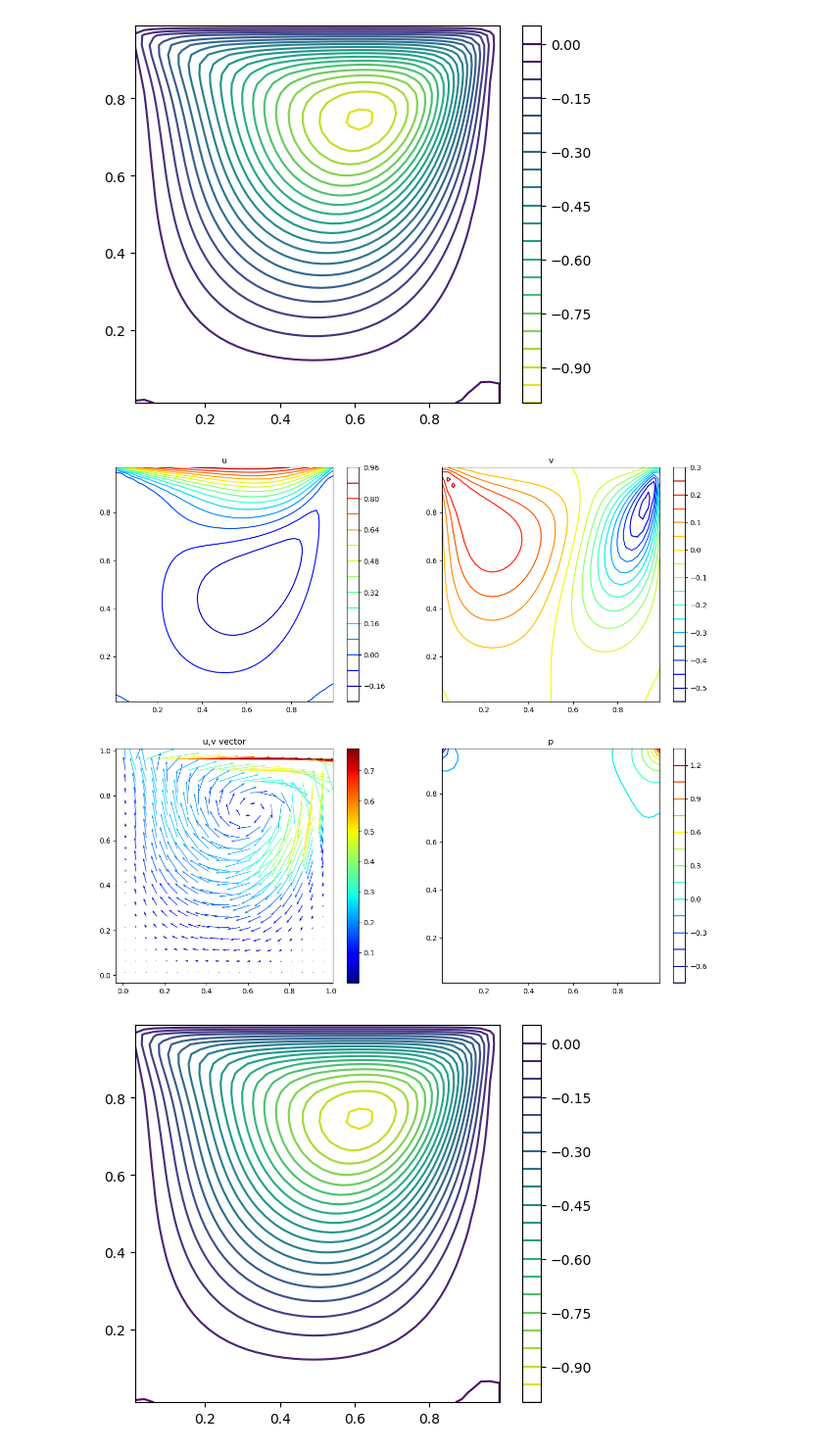
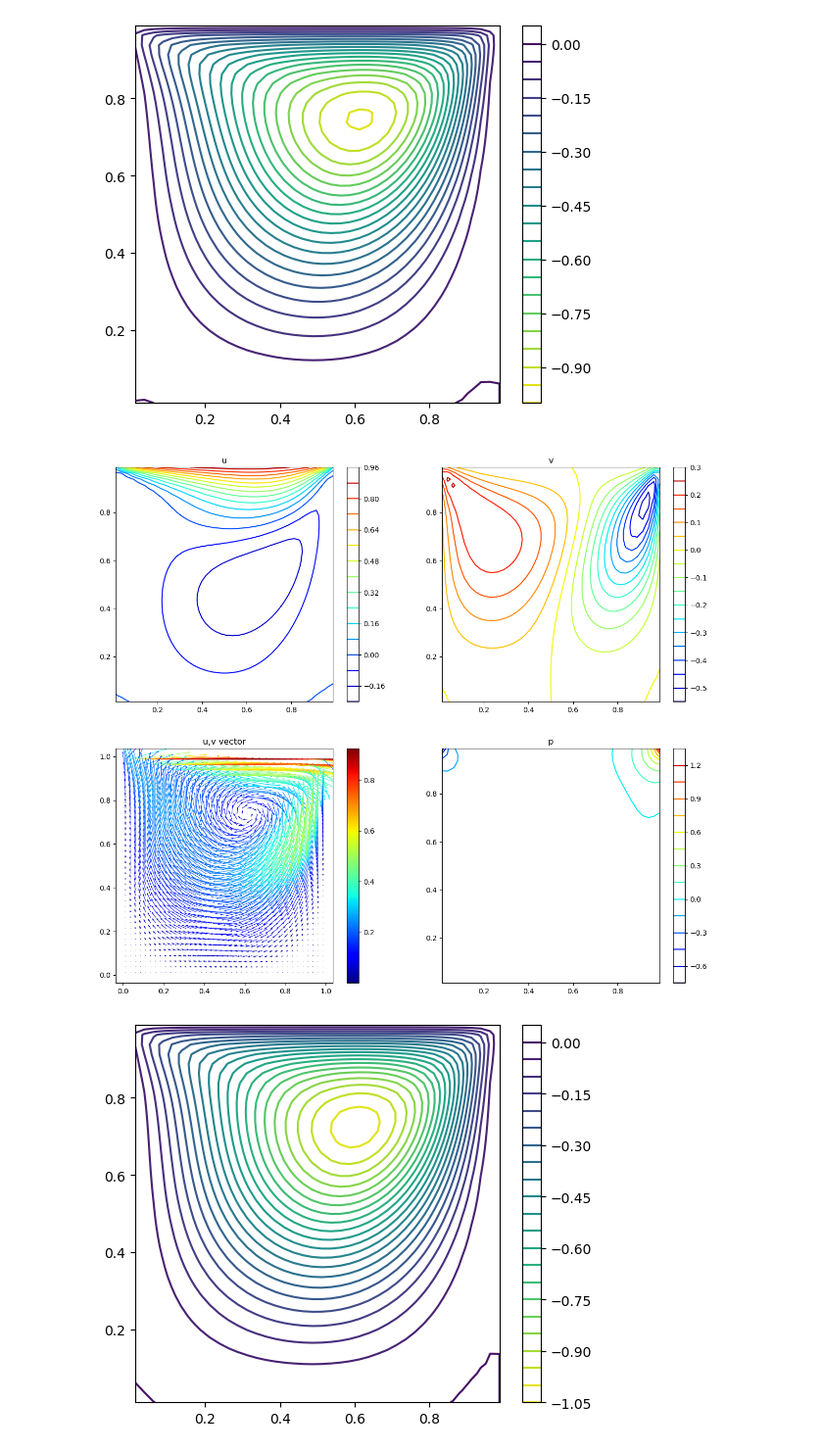
Before and after one commit to ishigakim/2Dcavity, a Jupyter notebook: SOLA_cavity2.ipynb, the cells around one changed output. Shown at 98% size. Cells and saved outputs as stored; diff of their text form; code cells hidden in the pictures.

```diff
--- a/SOLA_cavity2.ipynb
+++ b/SOLA_cavity2.ipynb
@@ -418,7 +408,8 @@ plt.savefig("Fig/stream.png")
 [figure]
 [figure]
 # %%
-filename = "Data/uv20.0.h5"
+name = "uv20.0"
+filename = "Data/"*name*".h5"
 file = h5open(filename, "r")
 u = read(file, "U")
 v = read(file, "V")
@@ -431,36 +422,36 @@ close(file)
 
 X = x[:,1]
 Y = y[1,:]
 fig = plt.figure(figsize = (15, 13))
 ax1 = fig.add_subplot(221)
 heatmap = ax1.contour(X', Y, u', cmap="jet", levels=15 )
 fig.colorbar(heatmap, ax=ax1)
 ax1.set_title("u")
 
 ax2 = fig.add_subplot(222)
 heatmap2 = ax2.contour(X', Y, v', cmap="jet", levels=15)
 fig.colorbar(heatmap2, ax=ax2)
 ax2.set_title("v")
 
 ax3 = fig.add_subplot(223)
-umag = sqrt.(u[1:2:40, 1:2:40].*u[1:2:40, 1:2:40] .+ v[1:2:40, 1:2:40].*v[1:2:40, 1:2:40])
+umag = sqrt.(u.*u .+ v.*v)
 #image = ax3.quiver(x[:, 20:40], y[:, 20:40], u[:, 20:40], v[:, 20:40], umag, scale=4, cmap="jet")
-image = ax3.quiver(x[1:2:40, 1:2:40], y[1:2:40, 1:2:40], u[1:2:40, 1:2:40], v[1:2:40, 1:2:40], umag, scale=2, cmap="jet")
+image = ax3.quiver(x[:, :], y[:, :], u[:,:], v[:, :], umag, scale=2, cmap="jet")
 #image = ax3.streamplot(x', y', u, v)
 cb=fig.colorbar(image, ax=ax3)
 ax3.set_title("u,v vector")
 
 ax4 = fig.add_subplot(224)
 heatmap3 = ax4.contour(X', Y, pa', cmap="jet", levels=15)
 fig.colorbar(heatmap3, ax=ax4)
 ax4.set_title("p")
-plt.savefig("Fig/uv-vec.png")
+plt.savefig("Fig/uv-vec"*name*".png")
 
 fig = plt.figure(figsize = (6,5))
 ax1 = fig.add_subplot(111)
 st = ax1.contour(X', Y, psi', cmap="viridis_r", levels=20)
 fig.colorbar(st, ax=ax1)
-plt.savefig("Fig/stream.png")
+plt.savefig("Fig/stream"*name*".pdf")
 # %% [output]
-[figure, old version]
+[figure, new version]
-[figure, old version]
+[figure, new version]
```
Also changed, not shown: parts of 5 cells of this notebook.
